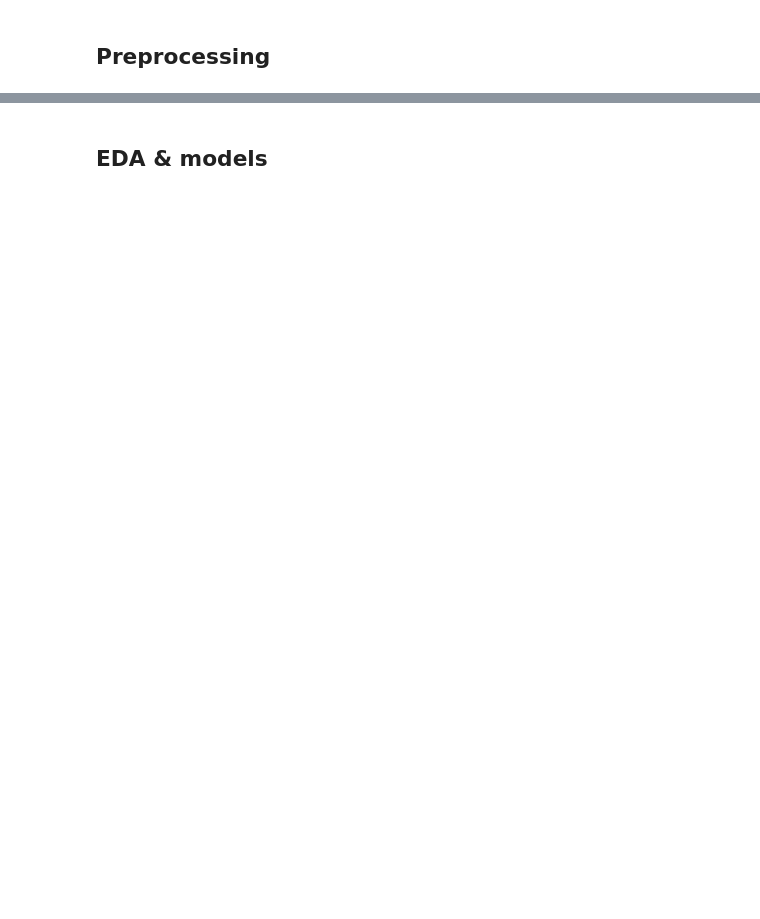
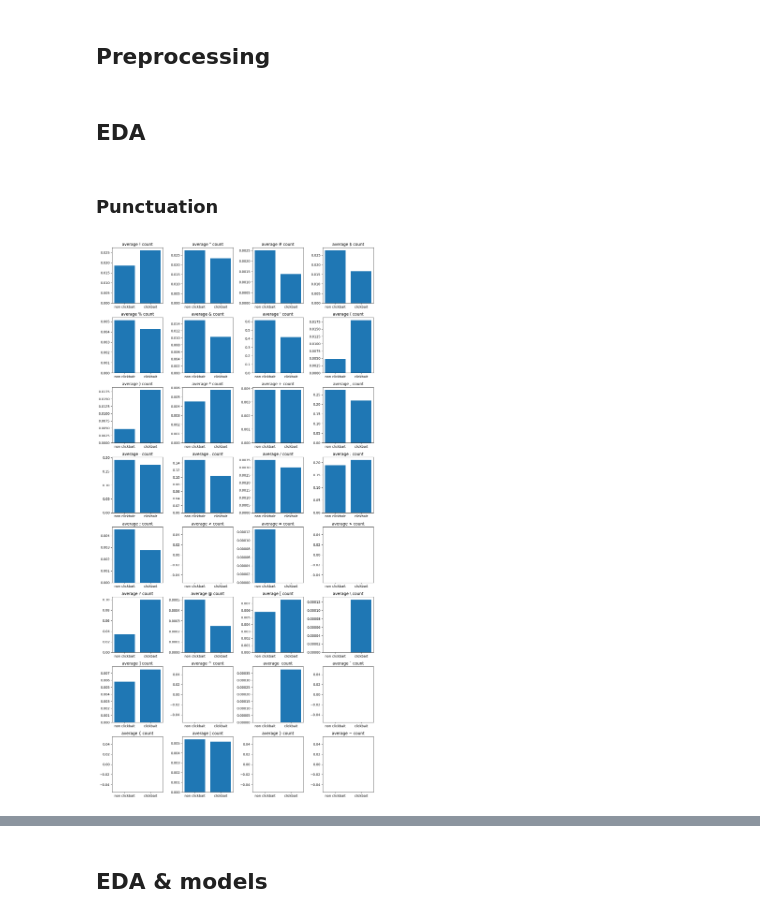
Before and after one commit to matkubita/ClickbaitDetectionThesis, a Jupyter notebook: notebooks/3-Informativeness-Measures.ipynb, the cells around one changed output, grey strips where cells are left out. Saved outputs shown, nothing was run; the diff lists cells and outputs as text; code cells hidden in the pictures; blank space fills up the shorter version.

Commit message:
performed title analysis

```diff
--- a/notebooks/3-Informativeness-Measures.ipynb
+++ b/notebooks/3-Informativeness-Measures.ipynb
@@ -142,3 +72,31 @@ data = raw_data.copy()
 # %%
 # clean escape characters
-data['body'] = data['body'].apply(lambda x: unicodedata.normalize('NFKC', x))
+full_data['body'] = full_data['body'].apply(lambda x: unicodedata.normalize('NFKC', x))
+full_data['title'] = full_data['title'].apply(lambda x: unicodedata.normalize('NFKC', x))
+# %%
+data, test_data = train_test_split(full_data, test_size=0.2, random_state=42)
+# %% [markdown]
+## EDA
+# %%
+eda_df = data.copy()
+# %% [markdown]
+### Punctuation
+# %%
+def count_punkt(text, punkt):
+    return sum([1 for char in text if char == punkt])
+
+for punkt in string.punctuation:
+    eda_df[f'{punkt}_count'] = eda_df['title'].apply(lambda x: count_punkt(x, punkt))
+# %%
+plt.figure(figsize=(12,24))
+columns = eda_df.columns.to_list()[3:]
+for i, col in enumerate(columns):
+    plt.subplot(8, 4, i+1)
+    n_mean = eda_df[eda_df['clickbait'] == 0][col].mean()
+    c_mean = eda_df[eda_df['clickbait'] == 1][col].mean()
+    plt.bar(['non clickbait', 'clickbait'], height=[n_mean, c_mean])
+    plt.title(f"average {col.split('_')[0]} {col.split('_')[-1]}")
+plt.tight_layout()
+plt.show()
+# %% [output]
+[figure, added]
```
Also changed, not shown: parts of 153 cells of this notebook, 1 other file.
